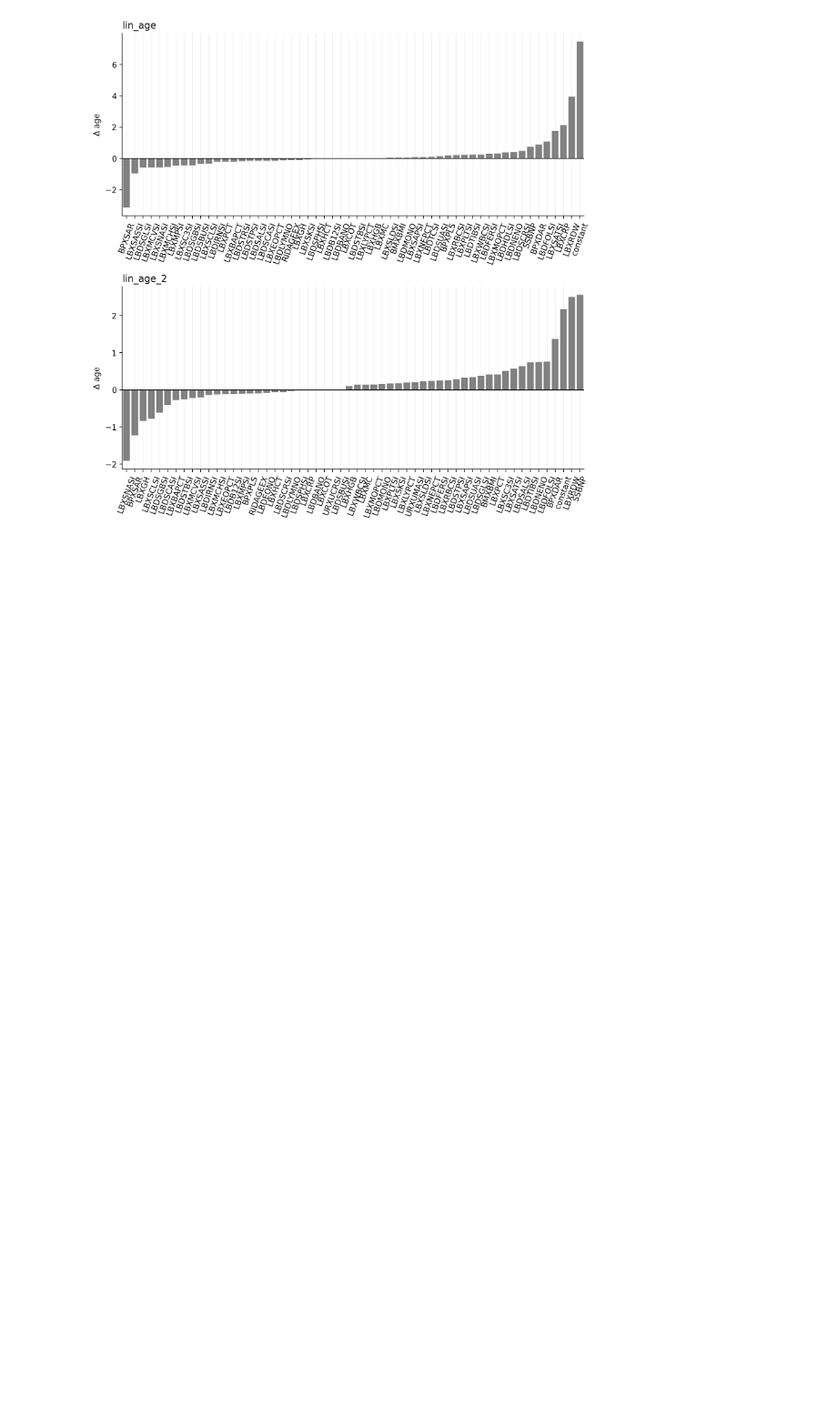
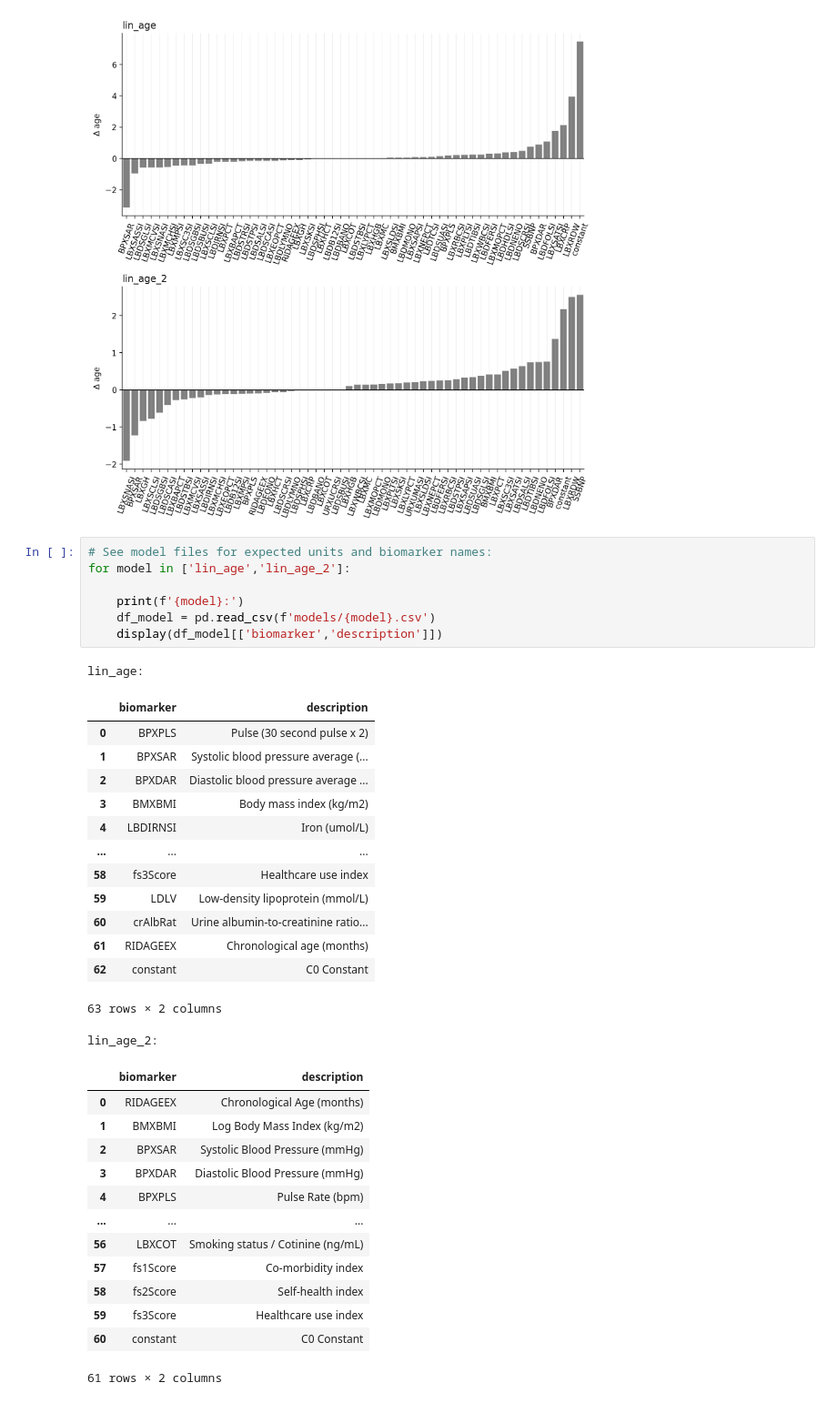
Before and after one commit to JonahKember/lin_age_calculator, a Jupyter notebook: example.ipynb, the cells around one changed output. Shown at 91% size. Drawn from its saved outputs; the diff is of its cells as text; blank space fills up the shorter version.

```diff
--- a/example.ipynb
+++ b/example.ipynb
@@ -42,3 +42,39 @@ for idx, model in enumerate(['lin_age','lin_age_2']):
 plt.tight_layout()
 # %% [output]
 [figure]
+# %%
+# See model files for expected units and biomarker names:
+for model in ['lin_age','lin_age_2']:
+
+    print(f'{model}:')
+    df_model = pd.read_csv(f'models/{model}.csv')
+    display(df_model[['biomarker','description']])
+# %% [output]
+lin_age:
+|  | biomarker | description |
+| 0 | BPXPLS | Pulse (30 second pulse x 2) |
+| 1 | BPXSAR | Systolic blood pressure average (... |
+| 2 | BPXDAR | Diastolic blood pressure average ... |
+| 3 | BMXBMI | Body mass index (kg/m2) |
+| 4 | LBDIRNSI | Iron (umol/L) |
+| ... | ... | ... |
+| 58 | fs3Score | Healthcare use index |
+| 59 | LDLV | Low-density lipoprotein (mmol/L) |
+| 60 | crAlbRat | Urine albumin-to-creatinine ratio... |
+| 61 | RIDAGEEX | Chronological age (months) |
+| 62 | constant | C0 Constant |
+63 rows × 2 columns
+lin_age_2:
+|  | biomarker | description |
+| 0 | RIDAGEEX | Chronological Age (months) |
+| 1 | BMXBMI | Log Body Mass Index (kg/m2) |
+| 2 | BPXSAR | Systolic Blood Pressure (mmHg) |
+| 3 | BPXDAR | Diastolic Blood Pressure (mmHg) |
+| 4 | BPXPLS | Pulse Rate (bpm) |
+| ... | ... | ... |
+| 56 | LBXCOT | Smoking status / Cotinine (ng/mL) |
+| 57 | fs1Score | Co-morbidity index |
+| 58 | fs2Score | Self-health index |
+| 59 | fs3Score | Healthcare use index |
+| 60 | constant | C0 Constant |
+61 rows × 2 columns
```
Also changed, not shown: 1 other file.
